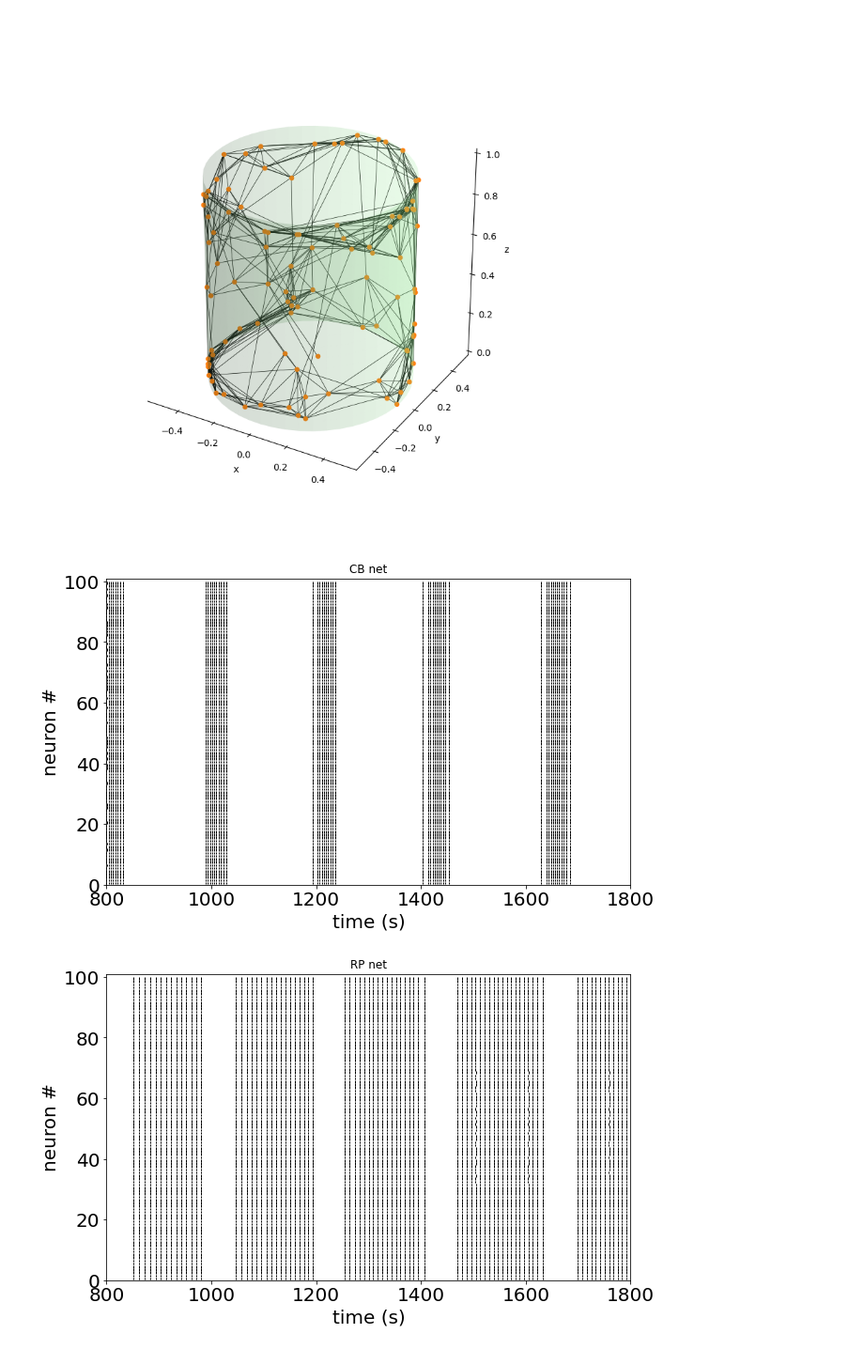
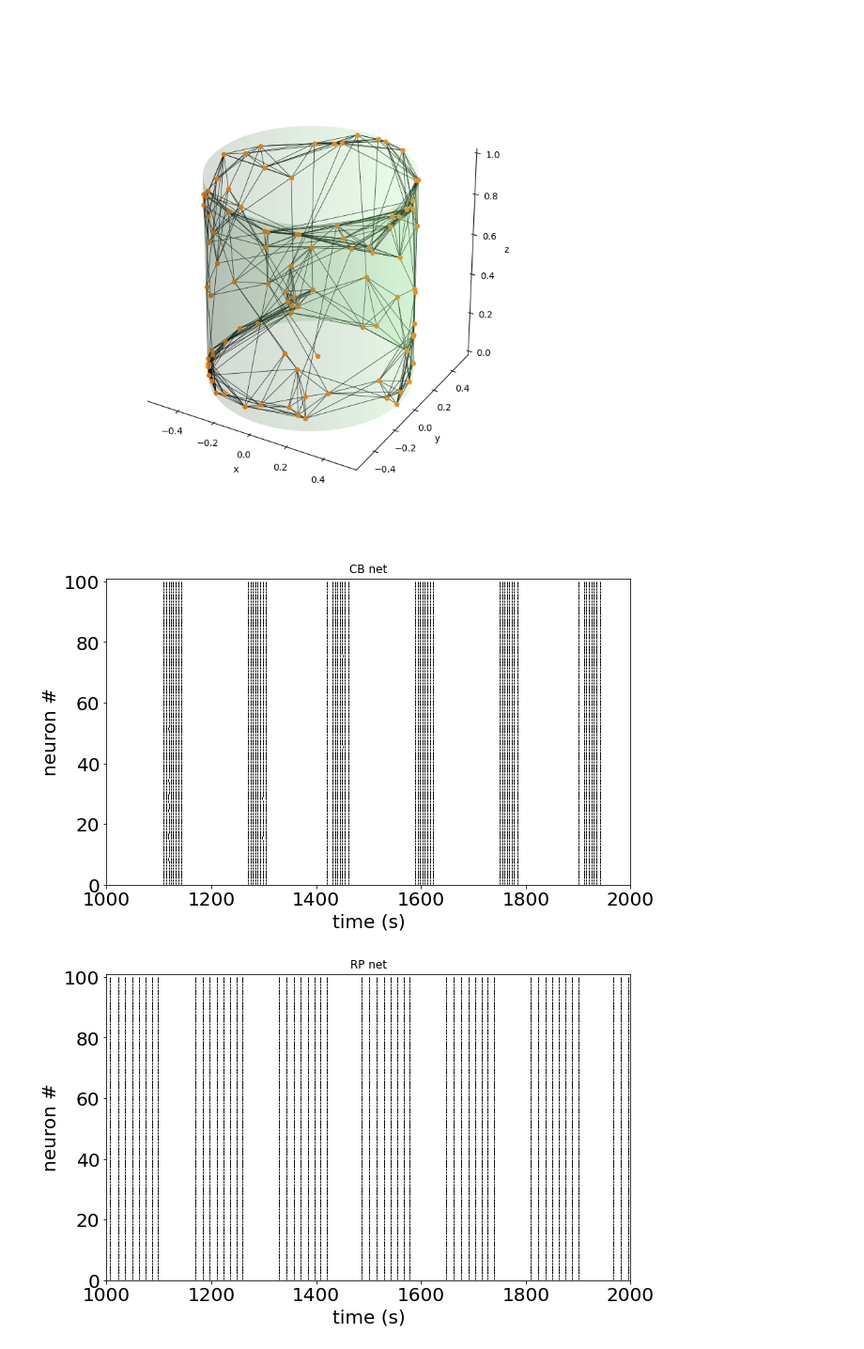
Before and after one commit to hengjiwang/hydranerv, a Jupyter notebook: hydranerv/models/network/cyl_ecto/sim_cyl_ecto_demo_homo.ipynb, the cells around one changed output. Shown at 94% size. Saved outputs shown, nothing was run; the diff lists cells and outputs as text; code cells hidden in the pictures.

```diff
--- a/hydranerv/models/network/cyl_ecto/sim_cyl_ecto_demo_homo.ipynb
+++ b/hydranerv/models/network/cyl_ecto/sim_cyl_ecto_demo_homo.ipynb
@@ -47,8 +46,8 @@ ntwk.disp_network(edge_type='rp', savepath='../output/rpnet.png')
 ntwk.run()
 # %%
 %matplotlib inline
-ntwk.cbnet.disp(xlim=(800, 1800), title='CB net')
-ntwk.rpnet.disp(xlim=(800, 1800), title='RP net')
+ntwk.cbnet.disp(xlim=(1000, 2000), title='CB net')
+ntwk.rpnet.disp(xlim=(1000, 2000), title='RP net')
 # %% [output]
-[figure, old version]
+[figure, new version]
-[figure, old version]
+[figure, new version]
```
Also changed, not shown: parts of 2 cells of this notebook, 3 other files.
